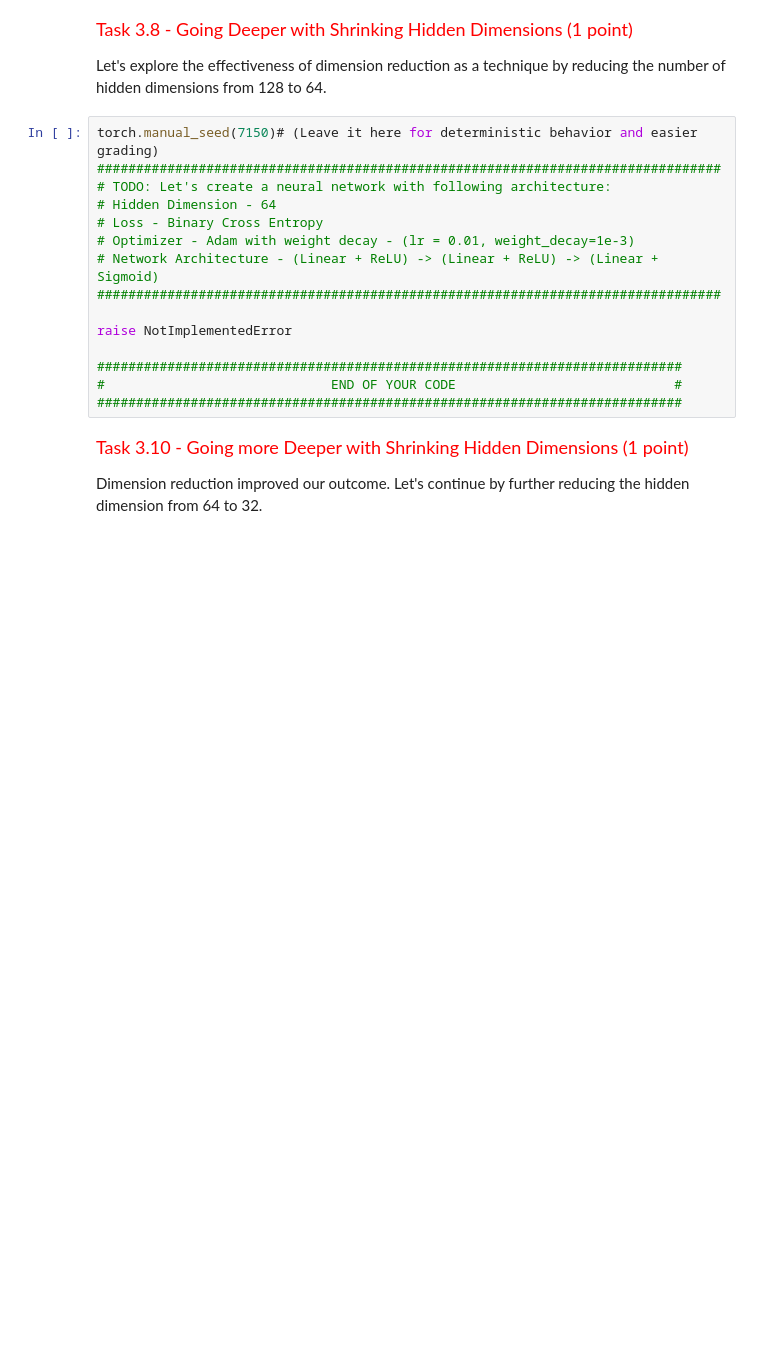
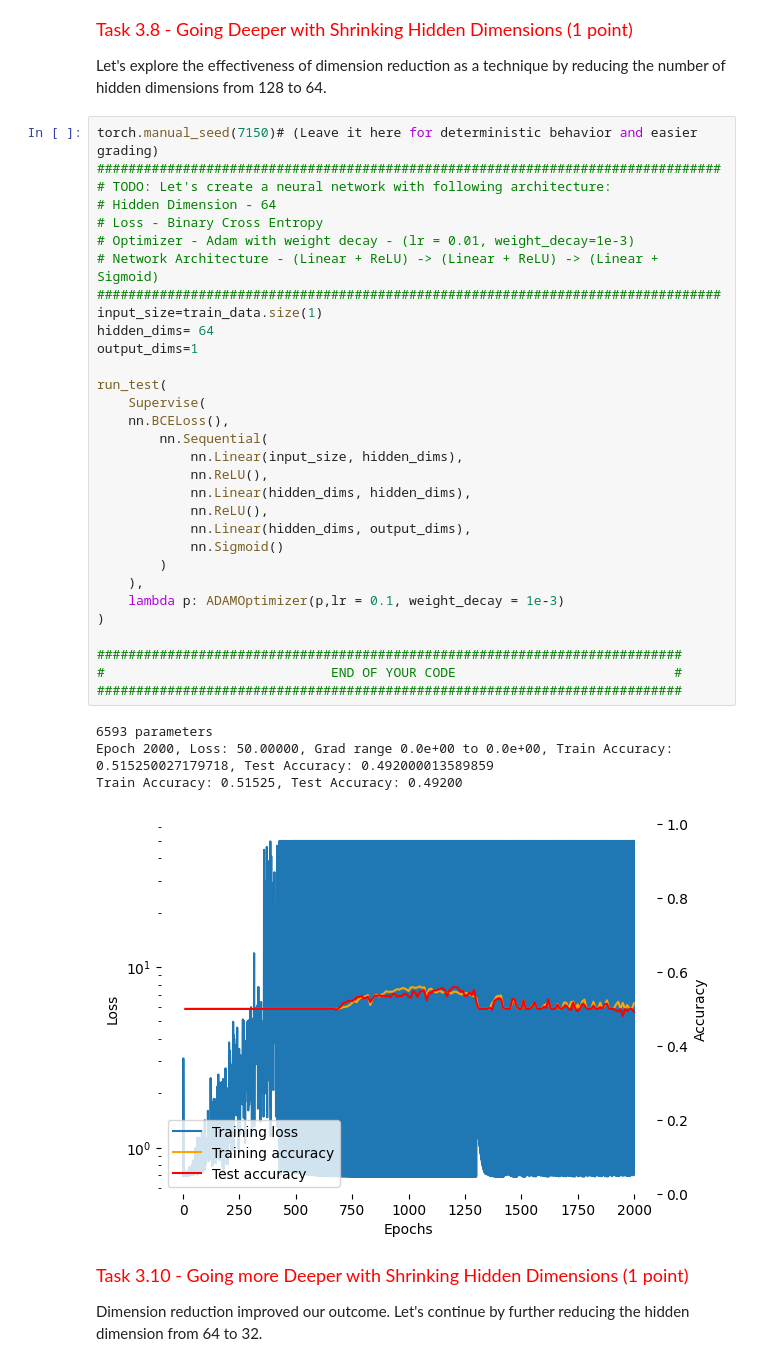
Before and after one commit to karan-mudaliar/Deep-Learning, a Jupyter notebook: HW2_1_OptimizationAndNetworkArchitecture.ipynb, the cells around one changed output. Cells and saved outputs as stored; diff of their text form; blank space fills up the shorter version.

```diff
--- a/HW2_1_OptimizationAndNetworkArchitecture.ipynb
+++ b/HW2_1_OptimizationAndNetworkArchitecture.ipynb
@@ -1105,18 +1125,39 @@ Let's explore the effectiveness of dimension reduction as a technique by reducin
 # %%
 torch.manual_seed(7150)# (Leave it here for deterministic behavior and easier grading)
 ################################################################################
 # TODO: Let's create a neural network with following architecture:
 # Hidden Dimension - 64
 # Loss - Binary Cross Entropy
 # Optimizer - Adam with weight decay - (lr = 0.01, weight_decay=1e-3)
 # Network Architecture - (Linear + ReLU) -> (Linear + ReLU) -> (Linear + Sigmoid)
 ################################################################################
+input_size=train_data.size(1)
+hidden_dims= 64
+output_dims=1
 
-raise NotImplementedError
+run_test(
+    Supervise(
+    nn.BCELoss(),
+        nn.Sequential(
+            nn.Linear(input_size, hidden_dims),
+            nn.ReLU(),
+            nn.Linear(hidden_dims, hidden_dims),
+            nn.ReLU(),
+            nn.Linear(hidden_dims, output_dims),
+            nn.Sigmoid()
+        )
+    ),
+    lambda p: ADAMOptimizer(p,lr = 0.1, weight_decay = 1e-3)
+)
 
 ###########################################################################
 #                             END OF YOUR CODE                            #
 ###########################################################################
+# %% [output]
+6593 parameters
+Epoch 2000, Loss: 50.00000, Grad range 0.0e+00 to 0.0e+00, Train Accuracy: 0.515250027179718, Test Accuracy: 0.492000013589859
+Train Accuracy: 0.51525, Test Accuracy: 0.49200
+[figure, added]
 # %% [markdown]
 <font size='4' color='Red'>Task 3.10 - Going more Deeper with Shrinking Hidden Dimensions (1 point)</font>
 
```
Also changed, not shown: parts of 7 cells of this notebook.
